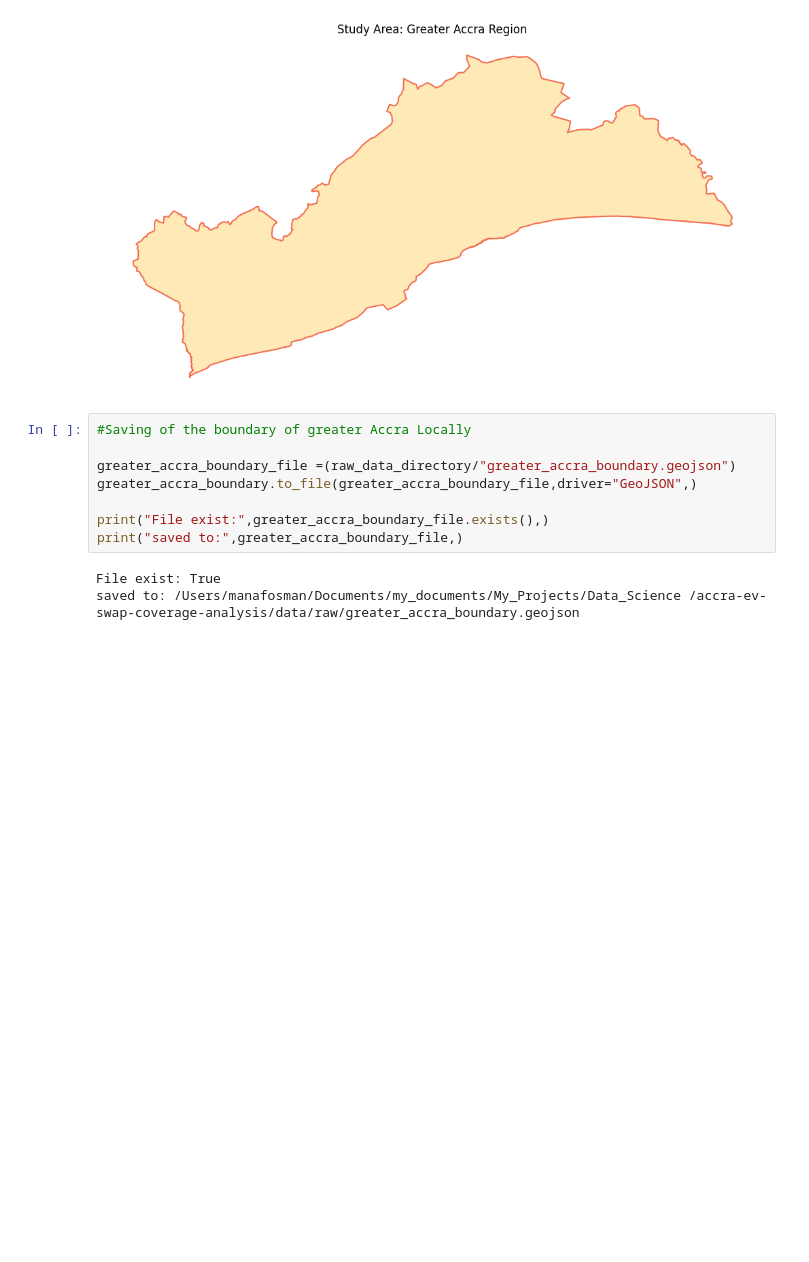
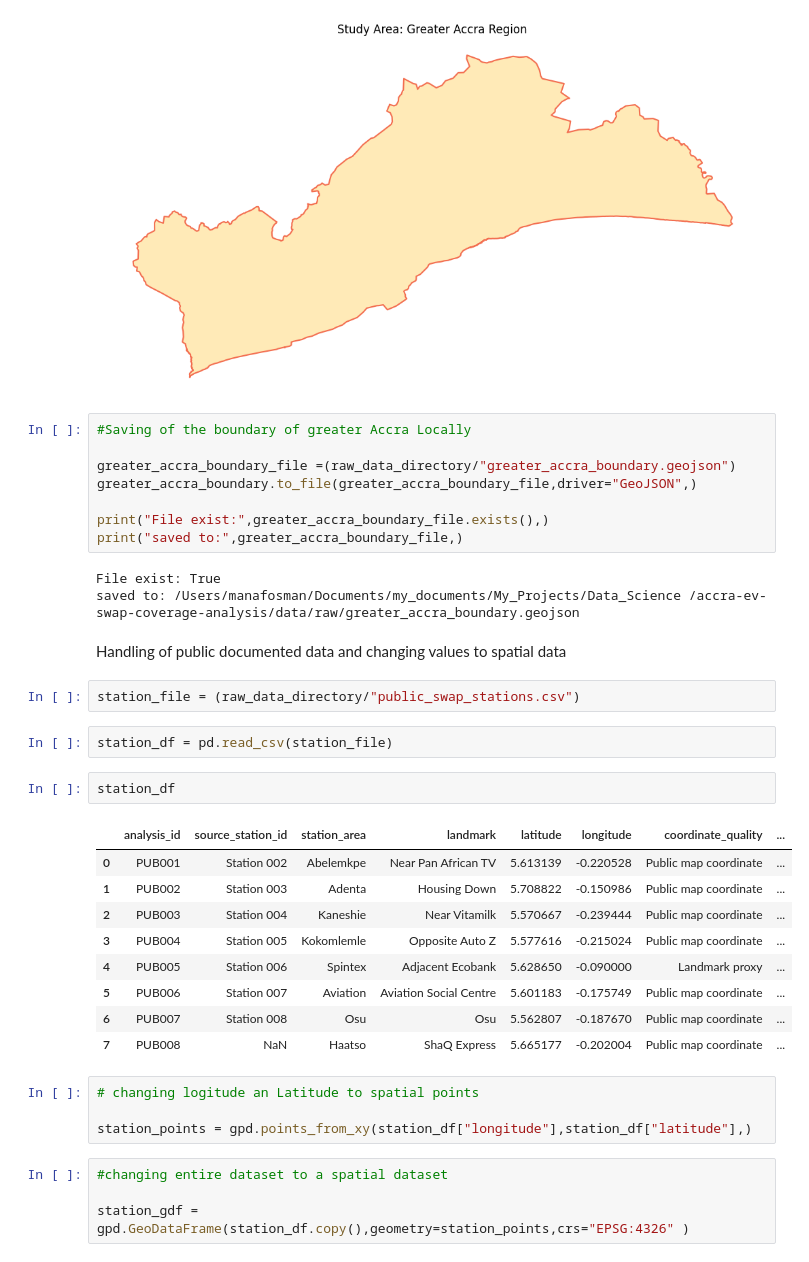
Before and after one commit to manafosman-dev/accra_ev_swap_coverage_analysis, a Jupyter notebook: notebooks/01_boundary_and_station_data.ipynb, the cells around one changed output. Saved outputs shown, nothing was run; the diff lists cells and outputs as text; blank space fills up the shorter version.

Commit message:
refactoring of code for analysis

```diff
--- a/notebooks/01_boundary_and_station_data.ipynb
+++ b/notebooks/01_boundary_and_station_data.ipynb
@@ -81,3 +87,29 @@ print("saved to:",greater_accra_boundary_file,)
 # %% [output]
 File exist: True
 saved to: /Users/manafosman/Documents/my_documents/My_Projects/Data_Science /accra-ev-swap-coverage-analysis/data/raw/greater_accra_boundary.geojson
+# %% [markdown]
+Handling of public documented data and changing values to spatial data
+# %%
+station_file = (raw_data_directory/"public_swap_stations.csv")
+# %%
+station_df = pd.read_csv(station_file)
+# %%
+station_df
+# %% [output]
+|  | analysis_id | source_station_id | station_area | landmark | latitude | longitude | coordinate_quality | ... |
+| 0 | PUB001 | Station 002 | Abelemkpe | Near Pan African TV | 5.613139 | -0.220528 | Public map coordinate | ... |
+| 1 | PUB002 | Station 003 | Adenta | Housing Down | 5.708822 | -0.150986 | Public map coordinate | ... |
+| 2 | PUB003 | Station 004 | Kaneshie | Near Vitamilk | 5.570667 | -0.239444 | Public map coordinate | ... |
+| 3 | PUB004 | Station 005 | Kokomlemle | Opposite Auto Z | 5.577616 | -0.215024 | Public map coordinate | ... |
+| 4 | PUB005 | Station 006 | Spintex | Adjacent Ecobank | 5.628650 | -0.090000 | Landmark proxy | ... |
+| 5 | PUB006 | Station 007 | Aviation | Aviation Social Centre | 5.601183 | -0.175749 | Public map coordinate | ... |
+| 6 | PUB007 | Station 008 | Osu | Osu | 5.562807 | -0.187670 | Public map coordinate | ... |
+| 7 | PUB008 | NaN | Haatso | ShaQ Express | 5.665177 | -0.202004 | Public map coordinate | ... |
+# %%
+# changing logitude an Latitude to spatial points
+
+station_points = gpd.points_from_xy(station_df["longitude"],station_df["latitude"],)
+# %%
+#changing entire dataset to a spatial dataset
+
+station_gdf = gpd.GeoDataFrame(station_df.copy(),geometry=station_points,crs="EPSG:4326" )
```
Also changed, not shown: parts of 14 cells of this notebook, 1 other file.
